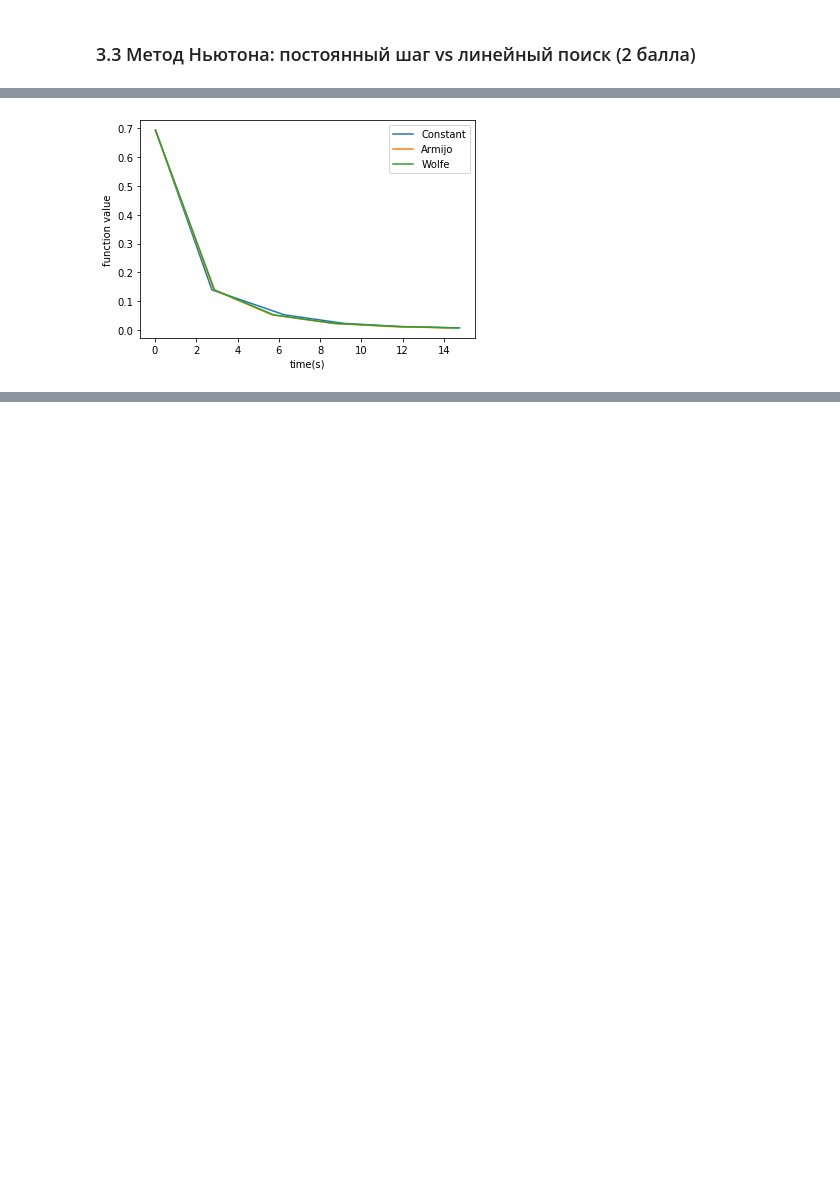
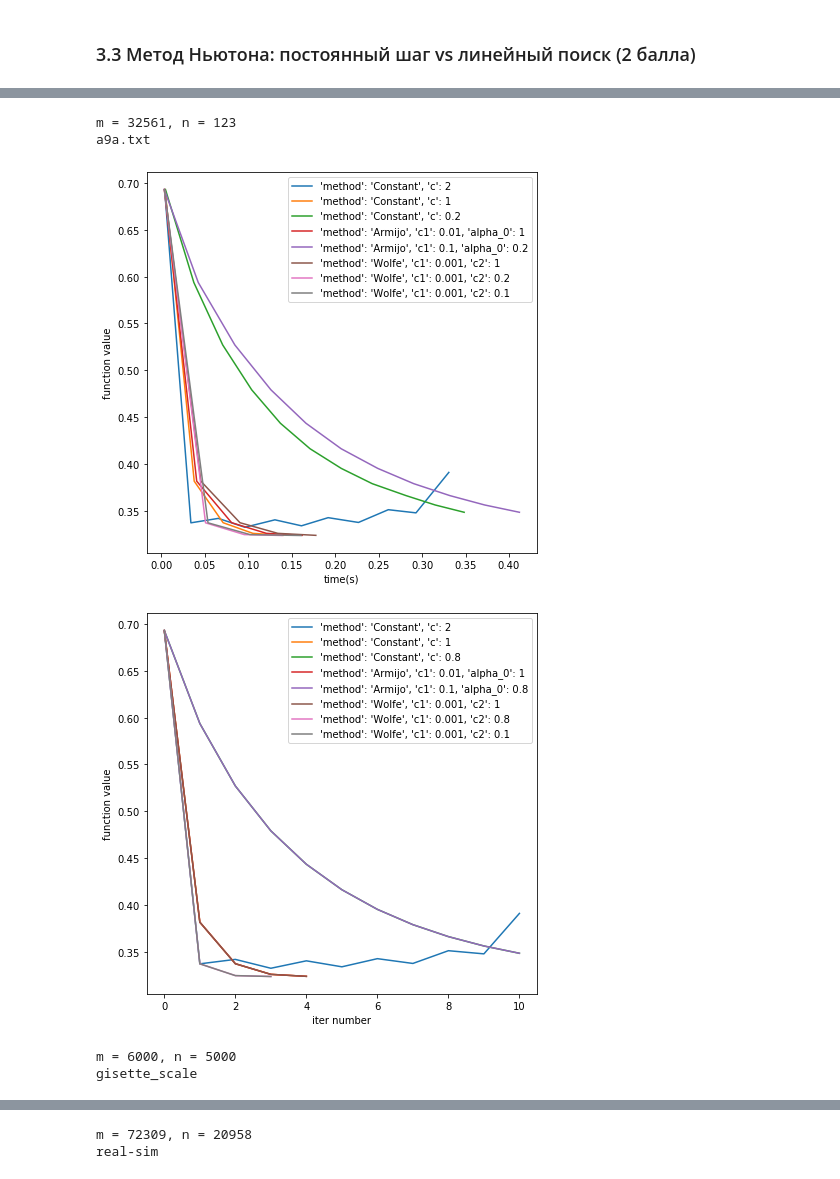
Before and after one commit to rogachevai/MADESpring2020_MOML, a Jupyter notebook: Practice/homework_6/HW6.ipynb, the cells around one changed output, grey strips where cells are left out. Cells and saved outputs as stored; diff of their text form; code cells hidden in the pictures; blank space fills up the shorter version.

```diff
--- a/Practice/homework_6/HW6.ipynb
+++ b/Practice/homework_6/HW6.ipynb
@@ -174,17 +23,0 @@ m = 6000, n = 5000
-# %%
-histories=[]
-optParamDict = {'method': None,
-                    'c' : 1,'c1':1e-3,'c2':1,'alpha_0':0.1}
-for method in ['Constant', 'Armijo', 'Wolfe']:
-    optParamDict['method'] = method
-    params = methods.get_line_search_tool(optParamDict)
-    _,_, history = Newton(oracle,x0,line_search_options=params).run(10)
-    histories.append(history)
-    gd_iter = get_iter_num(history)
-    plt.plot(history['time'], history['func'], label="{}".format(method))
-    plt.legend(loc='best')
-    plt.xlabel("time(s)")
-    plt.ylabel("function value")
-plt.show()
-# %% [output]
-[figure, removed]
@@ -190,0 +27,54 @@ plt.show()
+# %%
+for data in ['a9a.txt','gisette_scale','real-sim']:
+    dataset = datasets.load_svmlight_file(f"data/{data}")
+    if data == 'real-sim':
+        A = dataset[0]
+    else:
+        A = dataset[0].toarray()
+    b = dataset[1]
+    m = A.shape[0]
+    n = A.shape[1]
+    print(f"m = {m}, n = {n}")
+    x0 = np.zeros(n)
+    oracle = oracles.create_log_reg_oracle(A, b, 1/m)
+    histories=[]
+    plt.figure(figsize=(7,7))
+    print(data)
+    for optParamDict  in [{'method': 'Constant','c' : 2},
+                          {'method': 'Constant','c' : 1},
+                          {'method': 'Constant','c' : 0.2},
+                          {'method': 'Armijo','c1':1e-2,'alpha_0':1},
+                          {'method': 'Armijo','c1':0.1,'alpha_0':0.2},
+                          {'method': 'Wolfe','c1':1e-3,'c2':1},
+                          {'method': 'Wolfe','c1':1e-3,'c2':0.2},
+                          {'method': 'Wolfe','c1':1e-3,'c2':0.1}]:
+        params = methods.get_line_search_tool(optParamDict)
+        _,_, history = Newton(oracle,x0,line_search_options=params).run(10)
+        histories.append(history)
+        gd_iter = get_iter_num(history)
+        plt.plot(history['time'], history['func'], label="{}".format(str(optParamDict)[1:-1]))
+        plt.legend(loc='best')
+        plt.xlabel("time(s)")
+        plt.ylabel("function value")
+    plt.show()
+    plt.figure(figsize=(7,7))
+    for hist,optParamDict in zip(histories,[{'method': 'Constant','c' : 2},
+                          {'method': 'Constant','c' : 1},
+                          {'method': 'Constant','c' : 0.2},
+                          {'method': 'Armijo','c1':1e-2,'alpha_0':1},
+                          {'method': 'Armijo','c1':0.1,'alpha_0':0.8},
+                          {'method': 'Wolfe','c1':1e-3,'c2':1},
+                          {'method': 'Wolfe','c1':1e-3,'c2':0.8},
+                          {'method': 'Wolfe','c1':1e-3,'c2':0.1}]):
+        plt.plot(hist['func'], label="{}".format(str(optParamDict)[1:-1]))
+        plt.legend(loc='best')
+        plt.xlabel("iter number")
+        plt.ylabel("function value")
+    plt.show()
+# %% [output]
+m = 32561, n = 123
+a9a.txt
+[figure, added]
+[figure, added]
+m = 6000, n = 5000
+gisette_scale
@@ -190,0 +83,2 @@ plt.show()
+m = 72309, n = 20958
+real-sim
```
Also changed, not shown: parts of 25 cells of this notebook, 1 other file.
